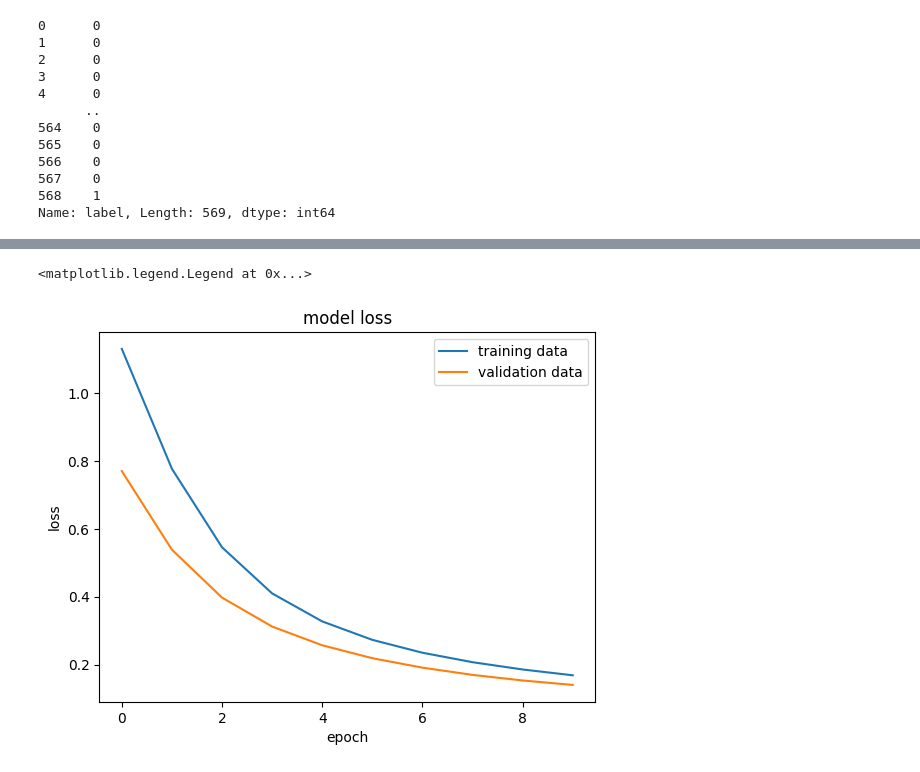
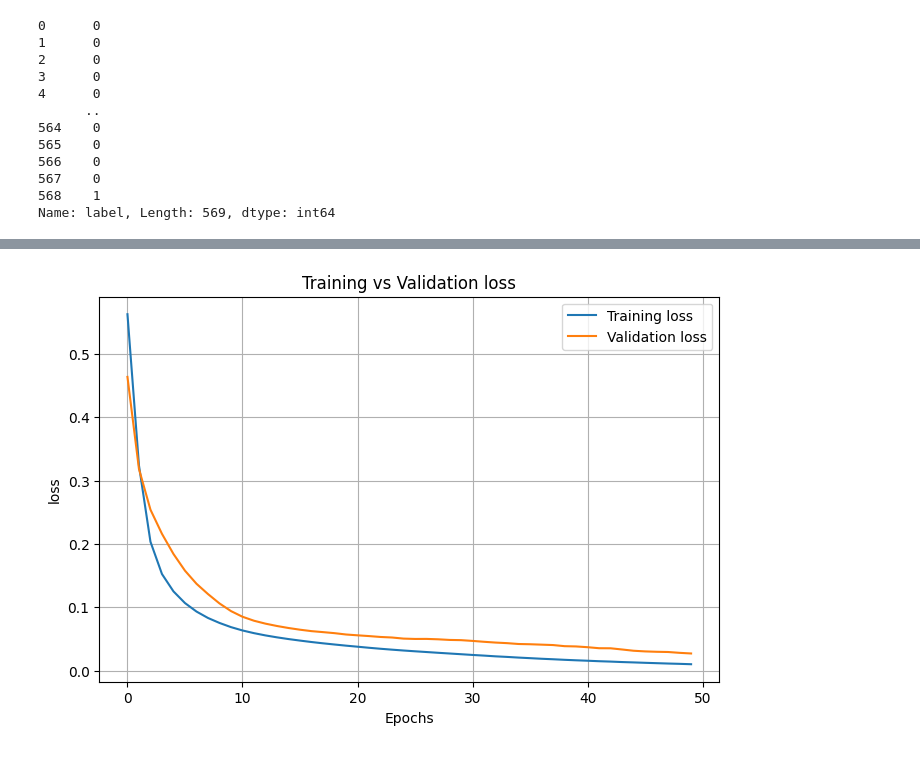
Before and after one commit to tanishasin828126-hash/Boston-housing-EDA, a Jupyter notebook: BREAST_CANCER_DETECTION.ipynb, the cells around one changed output, grey strips where cells are left out. Drawn from its saved outputs; the diff is of its cells as text; code cells hidden in the pictures.

```diff
--- a/BREAST_CANCER_DETECTION.ipynb
+++ b/BREAST_CANCER_DETECTION.ipynb
@@ -201,13 +198,22 @@ from tensorflow import keras
 # %%
-model = keras.Sequential([
-                          keras.layers.Flatten(input_shape=(30,)),
-                          keras.layers.Dense(20, activation='relu'),
-                          keras.layers.Dense(2, activation='sigmoid')
+model = Sequential([
+    Dense(32, activation='relu', input_shape=(30,)),
+    Dense(16, activation='relu'),
+    Dense(1, activation='sigmoid')
 ])
 # %%
-model.compile(optimizer='adam',
-              loss='sparse_categorical_crossentropy',
-              metrics=['accuracy'])
+model.compile(
+    optimizer='adam',
+    loss='binary_crossentropy',
+    metrics=['accuracy']
+)
 # %%
-history = model.fit(X_train_std, Y_train, validation_split=0.1, epochs=10)
+history = model.fit(
+    X_train,
+    Y_train,
+    epochs=50,
+    batch_size=16,
+    validation_split=0.1,
+    verbose=1
+)
 # %% [output]
@@ -246,12 +294,12 @@ plt.legend(['training data', 'validation data'], loc = 'lower right')
 # %%
-plt.plot(history.history['loss'])
-plt.plot(history.history['val_loss'])
-
-plt.title('model loss')
+plt.figure(figsize=(8,5))
+plt.plot(history.history['loss'], label='Training loss')
+plt.plot(history.history['val_loss'], label='Validation loss')
+plt.xlabel('Epochs')
 plt.ylabel('loss')
-plt.xlabel('epoch')
-
-plt.legend(['training data', 'validation data'], loc = 'upper right')
+plt.title('Training vs Validation loss')
+plt.legend()
+plt.grid(True)
+plt.show()
 # %% [output]
-<matplotlib.legend.Legend at 0x...>
-[figure, old version]
+[figure, new version]
```
Also changed, not shown: parts of 23 cells of this notebook.
